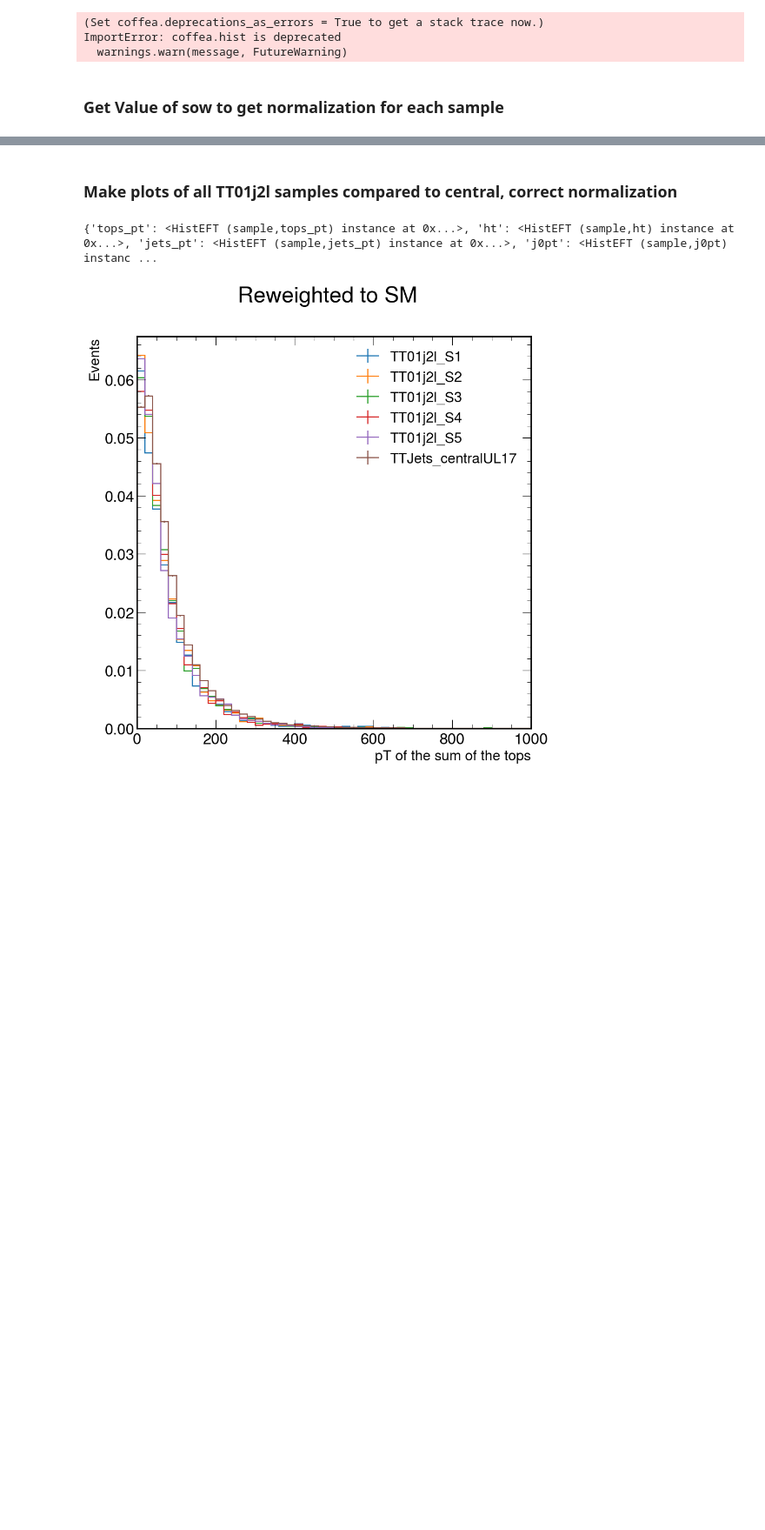
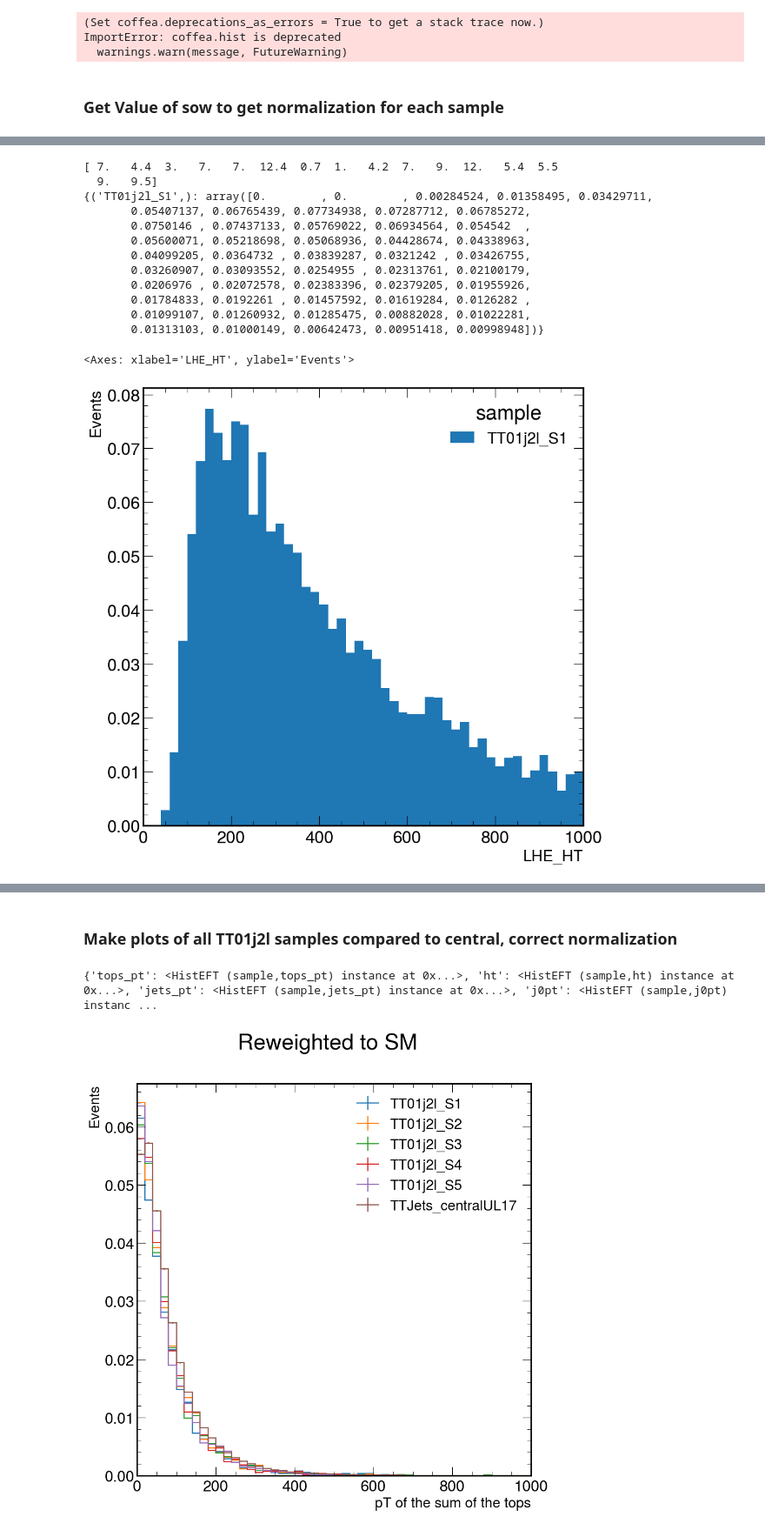
Before and after one commit to hannahbnelson/ttbarEFT, a Jupyter notebook: analysis/quick_plotter.ipynb, the cells around one changed output, grey strips where cells are left out. Shown: that part at 87% size. Drawn from its saved outputs; the diff is of its cells as text; code cells hidden in the pictures; blank space fills up the shorter version.

```diff
--- a/analysis/quick_plotter.ipynb
+++ b/analysis/quick_plotter.ipynb
@@ -70,0 +69,23 @@ hist.plot1d(h, ax=ax, stack=False)
+# %%
+h = hists['LHE_HT']
+# h.set_sm()
+h.set_wilson_coefficients(**orig_pts)
+print(h._wcs)
+print(h.values())
+fig, ax = plt.subplots(1,1)
+hist.plot1d(h, ax=ax, stack=True)
+# %% [output]
+[ 7.   4.4  3.   7.   7.  12.4  0.7  1.   4.2  7.   9.  12.   5.4  5.5
+  9.   9.5]
+{('TT01j2l_S1',): array([0.        , 0.        , 0.00284524, 0.01358495, 0.03429711,
+       0.05407137, 0.06765439, 0.07734938, 0.07287712, 0.06785272,
+       0.0750146 , 0.07437133, 0.05769022, 0.06934564, 0.054542  ,
+       0.05600071, 0.05218698, 0.05068936, 0.04428674, 0.04338963,
+       0.04099205, 0.0364732 , 0.03839287, 0.0321242 , 0.03426755,
+       0.03260907, 0.03093552, 0.0254955 , 0.02313761, 0.02100179,
+       0.0206976 , 0.02072578, 0.02383396, 0.02379205, 0.01955926,
+       0.01784833, 0.0192261 , 0.01457592, 0.01619284, 0.0126282 ,
+       0.01099107, 0.01260932, 0.01285475, 0.00882028, 0.01022281,
+       0.01313103, 0.01000149, 0.00642473, 0.00951418, 0.00998948])}
+<Axes: xlabel='LHE_HT', ylabel='Events'>
+[figure, added]
```
Also changed, not shown: parts of 8 cells of this notebook, 2 other files.
